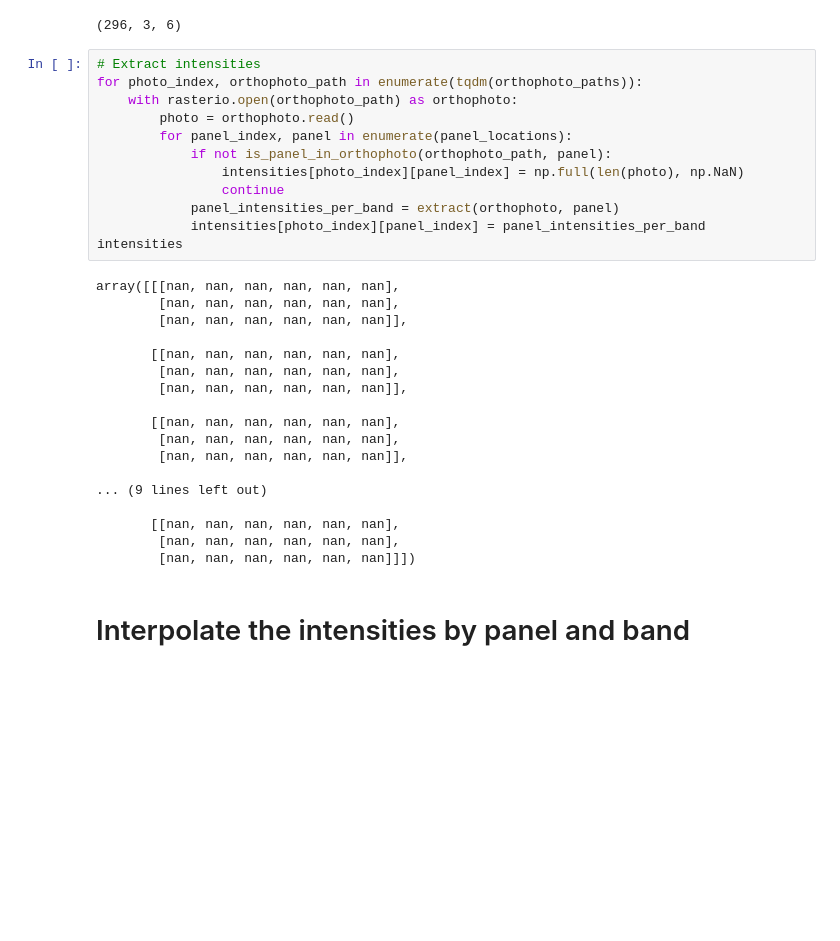
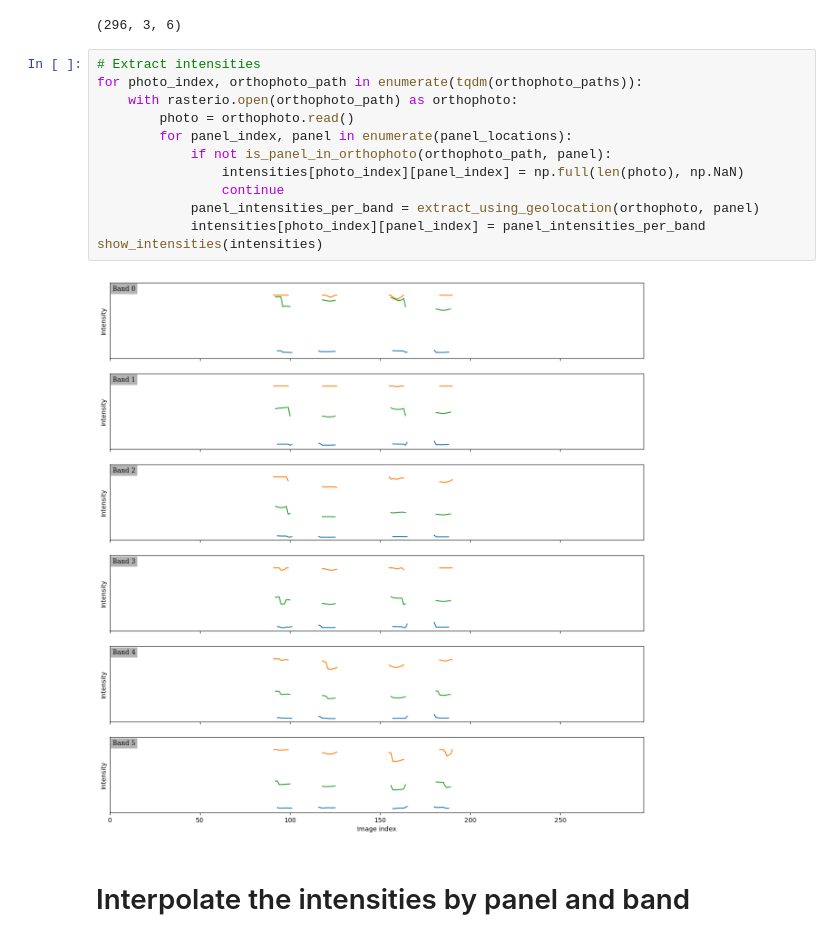
Before and after one commit to reflectdetect/reflectdetect, a Jupyter notebook: src/orthophoto_develop.ipynb, the cells around one changed output. Drawn from its saved outputs; the diff is of its cells as text; blank space fills up the shorter version.

Commit message:
add debug information for intensity extraction

```diff
--- a/src/orthophoto_develop.ipynb
+++ b/src/orthophoto_develop.ipynb
@@ -36,33 +31,17 @@ intensities.shape
 # %%
 # Extract intensities
 for photo_index, orthophoto_path in enumerate(tqdm(orthophoto_paths)):
     with rasterio.open(orthophoto_path) as orthophoto:
         photo = orthophoto.read()
         for panel_index, panel in enumerate(panel_locations):
             if not is_panel_in_orthophoto(orthophoto_path, panel):
                 intensities[photo_index][panel_index] = np.full(len(photo), np.NaN)
                 continue
-            panel_intensities_per_band = extract(orthophoto, panel)
+            panel_intensities_per_band = extract_using_geolocation(orthophoto, panel)
             intensities[photo_index][panel_index] = panel_intensities_per_band
-intensities
+show_intensities(intensities)
 # %% [output]
-array([[[nan, nan, nan, nan, nan, nan],
-        [nan, nan, nan, nan, nan, nan],
-        [nan, nan, nan, nan, nan, nan]],
-
-       [[nan, nan, nan, nan, nan, nan],
-        [nan, nan, nan, nan, nan, nan],
-        [nan, nan, nan, nan, nan, nan]],
-
-       [[nan, nan, nan, nan, nan, nan],
-        [nan, nan, nan, nan, nan, nan],
-        [nan, nan, nan, nan, nan, nan]],
-
-... (9 lines left out)
-
-       [[nan, nan, nan, nan, nan, nan],
-        [nan, nan, nan, nan, nan, nan],
-        [nan, nan, nan, nan, nan, nan]]])
+[figure, added]
 # %% [markdown]
 # Interpolate the intensities by panel and band
 # %%
```
Also changed, not shown: parts of 4 cells of this notebook, 3 other files.
